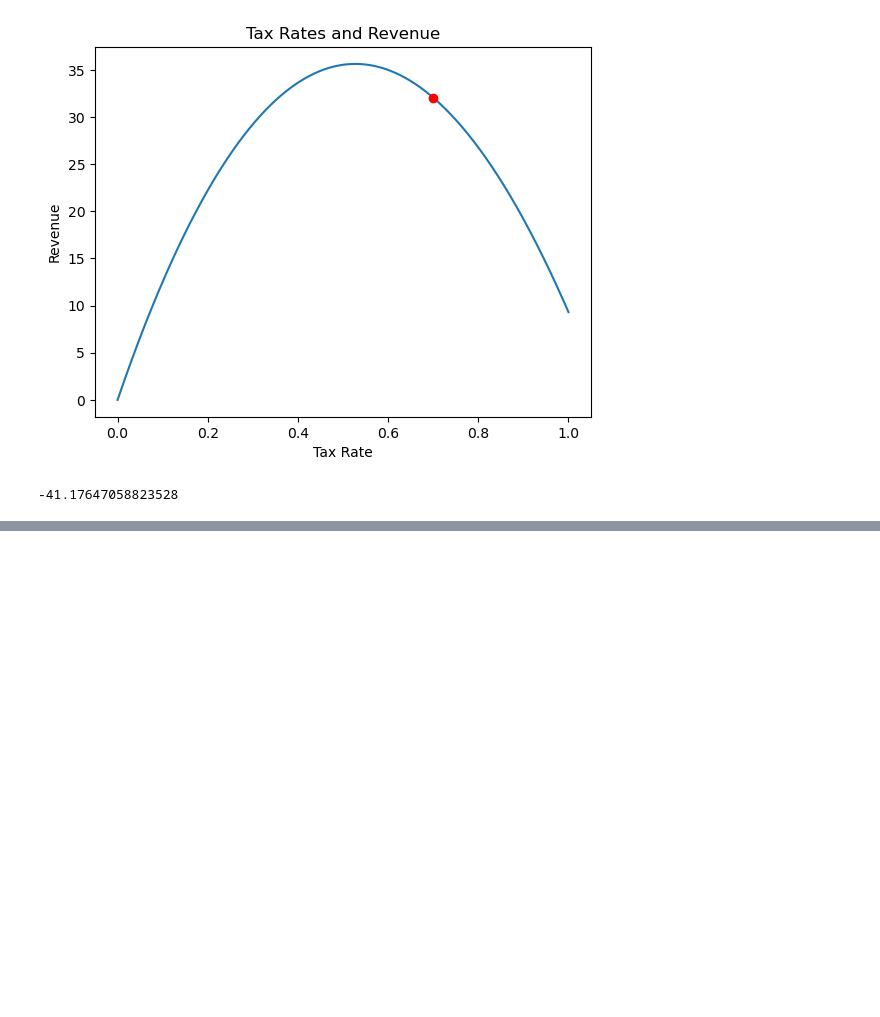
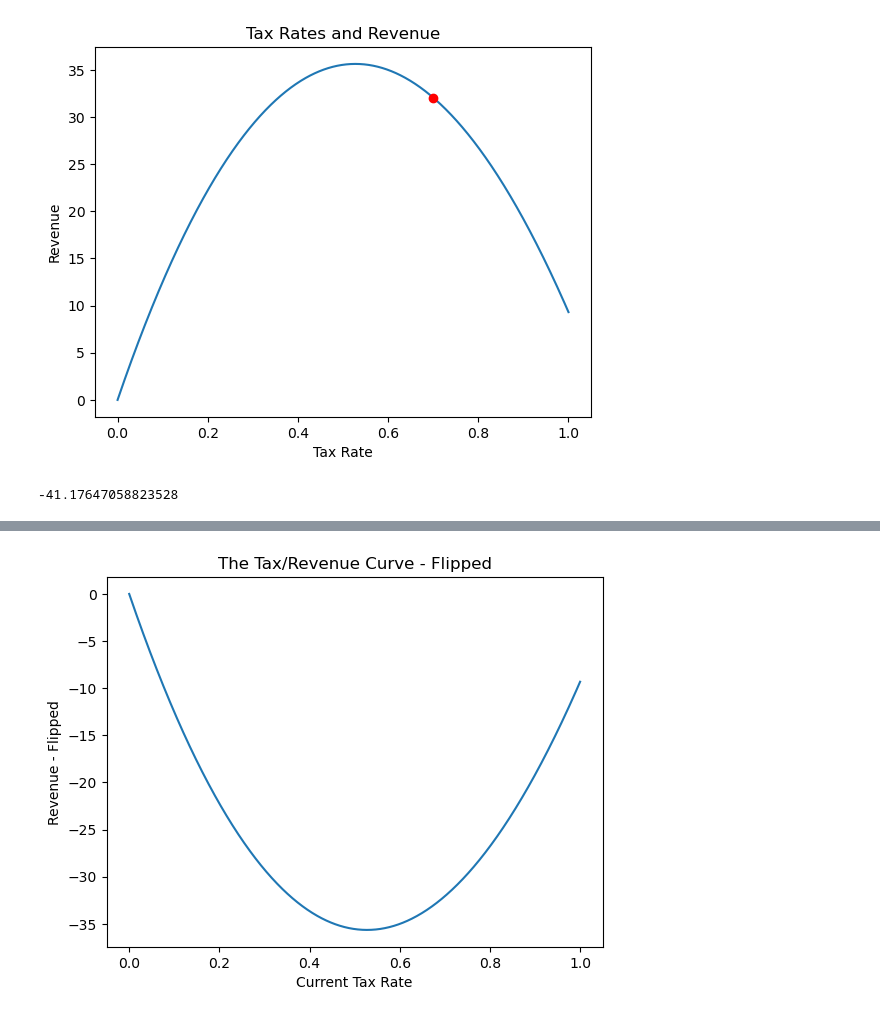
Before and after one commit to CatDawn29/Big-Book-of-Small-Python-Projects-Catherine, a Jupyter notebook: Maximizing and Minimizing.ipynb, the cells around one changed output, grey strips where cells are left out. Drawn from its saved outputs; the diff is of its cells as text; code cells hidden in the pictures; blank space fills up the shorter version.

```diff
--- a/Maximizing and Minimizing.ipynb
+++ b/Maximizing and Minimizing.ipynb
@@ -64,0 +120,14 @@ current_rate = current_rate + step_size * revenue_derivative(current_rate)
+# %%
+def revenue_flipped(tax):
+    return(0 - revenue(tax))
+# %%
+xs = [x/1000 for x in range(1001)]
+ys = [revenue_flipped(x) for x in xs]
+plt.plot(xs,ys)
+
+plt.title('The Tax/Revenue Curve - Flipped')
+plt.xlabel('Current Tax Rate')
+plt.ylabel('Revenue - Flipped')
+plt.show()
+# %% [output]
+[figure, added]
```
Also changed, not shown: parts of 5 cells of this notebook, 2 other files.
